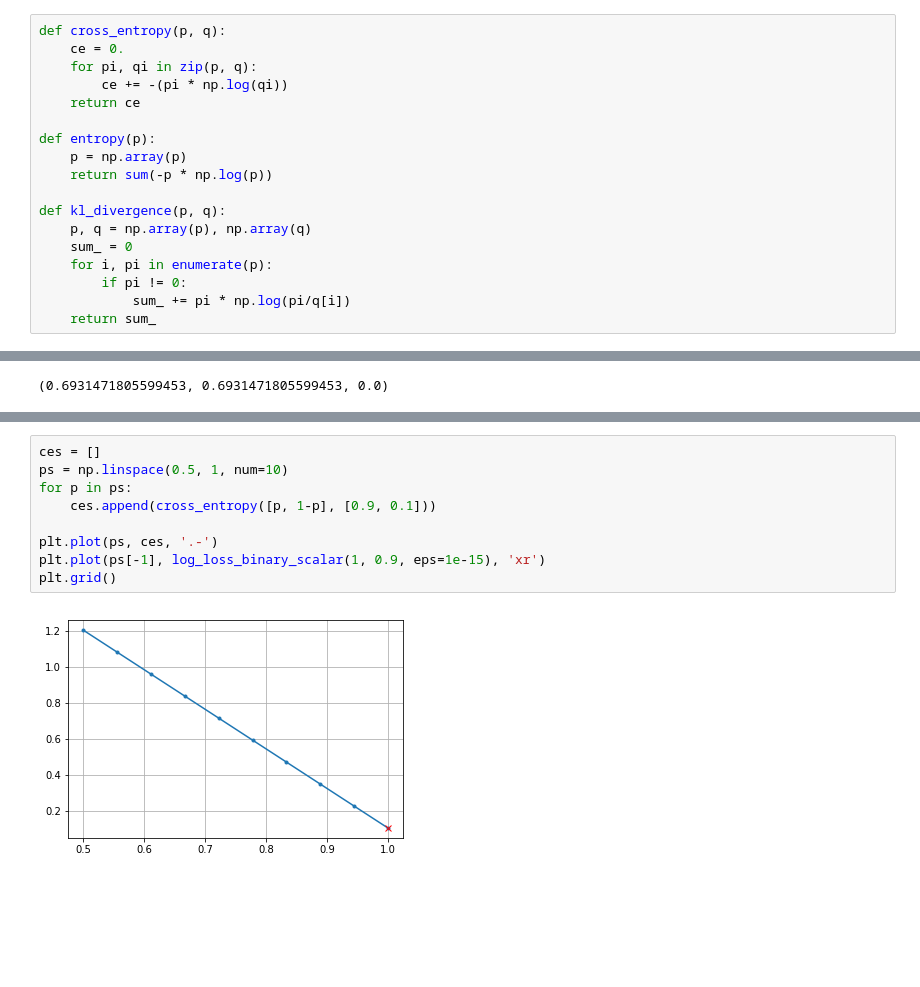
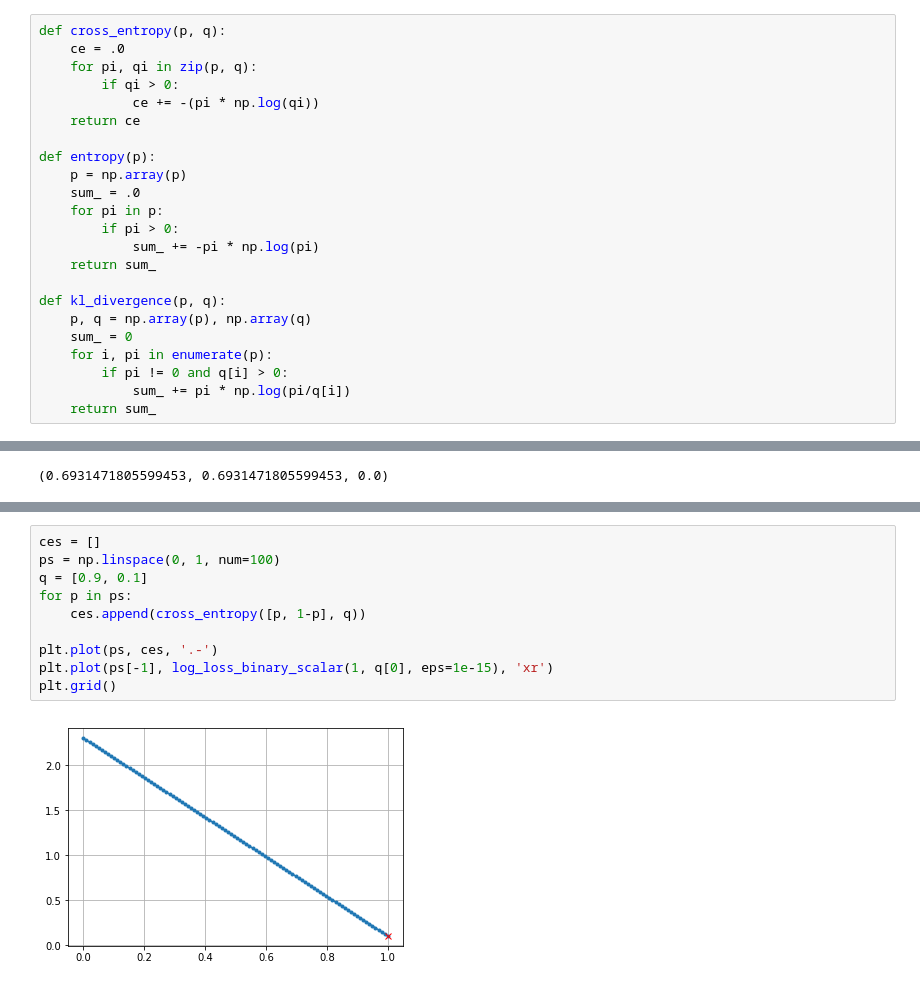
Before and after one commit to yang-zhang/evaluation, a Jupyter notebook: log_loss.ipynb, the cells around one changed output, grey strips where cells are left out. Saved outputs shown, nothing was run; the diff lists cells and outputs as text; blank space fills up the shorter version.

```diff
--- a/log_loss.ipynb
+++ b/log_loss.ipynb
@@ -88,19 +107,24 @@ Ours: 1.9560115027140728
 # %%
 def cross_entropy(p, q):
-    ce = 0.
+    ce = .0
     for pi, qi in zip(p, q):
-        ce += -(pi * np.log(qi))
+        if qi > 0:
+            ce += -(pi * np.log(qi))
     return ce
 
 def entropy(p):
     p = np.array(p)
-    return sum(-p * np.log(p))
+    sum_ = .0
+    for pi in p:
+        if pi > 0:
+            sum_ += -pi * np.log(pi)
+    return sum_
 
 def kl_divergence(p, q):
     p, q = np.array(p), np.array(q)
     sum_ = 0
     for i, pi in enumerate(p):
-        if pi != 0:
+        if pi != 0 and q[i] > 0:
             sum_ += pi * np.log(pi/q[i])
     return sum_
 # %%
@@ -134,11 +180,12 @@ log_loss_binary_scalar(1, 0.9, eps=1e-15)
 # %%
 ces = []
-ps = np.linspace(0.5, 1, num=10)
+ps = np.linspace(0, 1, num=100)
+q = [0.9, 0.1]
 for p in ps:
-    ces.append(cross_entropy([p, 1-p], [0.9, 0.1]))
+    ces.append(cross_entropy([p, 1-p], q))
 
 plt.plot(ps, ces, '.-')
-plt.plot(ps[-1], log_loss_binary_scalar(1, 0.9, eps=1e-15), 'xr')
+plt.plot(ps[-1], log_loss_binary_scalar(1, q[0], eps=1e-15), 'xr')
 plt.grid()
 # %% [output]
-[figure, old version]
+[figure, new version]
```
Also changed, not shown: parts of 34 cells of this notebook, 6 other files.
